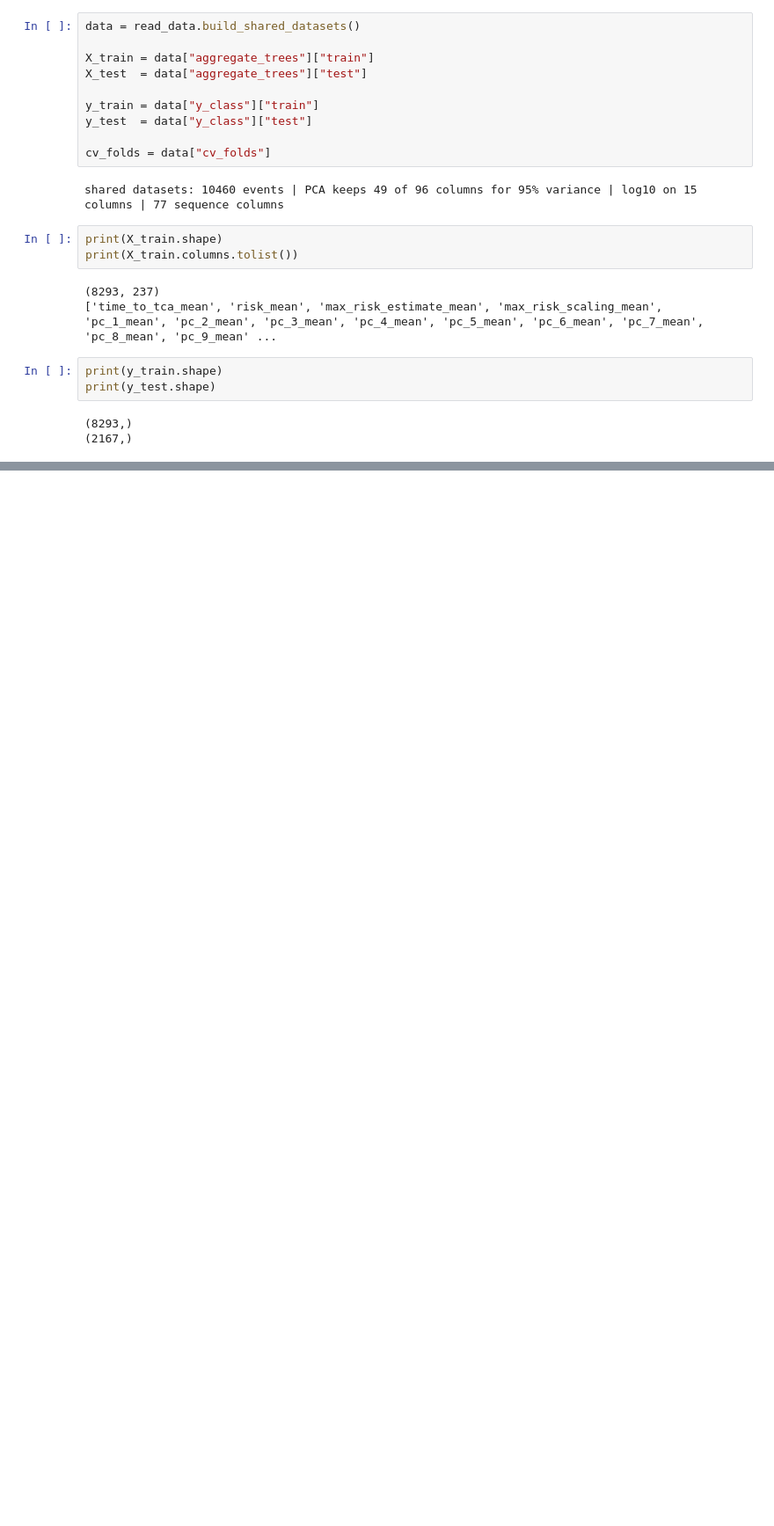
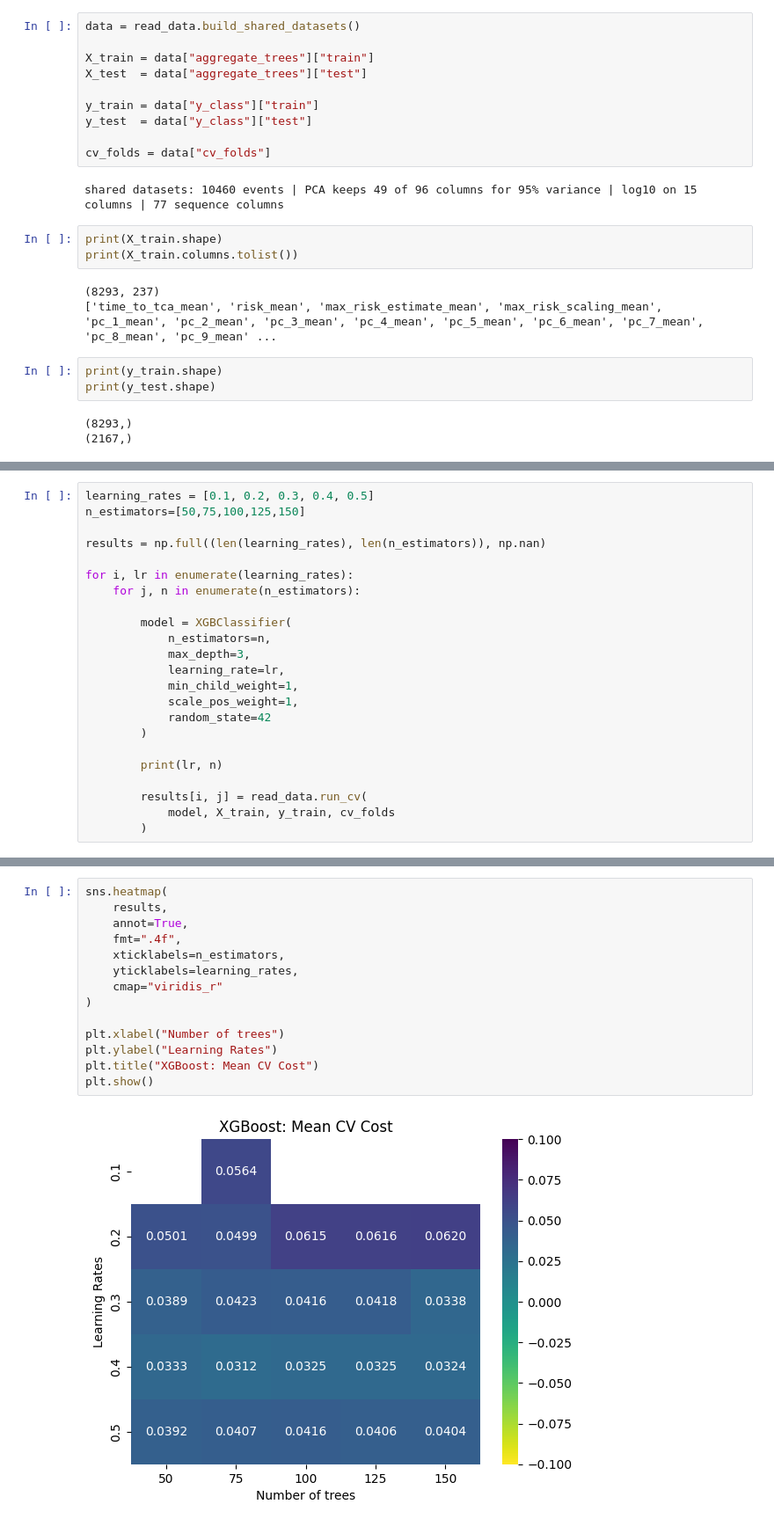
Before and after one commit to kevintannum/FYS-STK3155--Project3--UiO, a Jupyter notebook: code/XGBoost_reboot.ipynb, the cells around one changed output, grey strips where cells are left out. Shown at 88% size. Drawn from its saved outputs; the diff is of its cells as text; blank space fills up the shorter version.

```diff
--- a/code/XGBoost_reboot.ipynb
+++ b/code/XGBoost_reboot.ipynb
@@ -107,0 +87,23 @@ Fold 4: Cost = 0.02857
+# %%
+learning_rates = [0.1, 0.2, 0.3, 0.4, 0.5]
+n_estimators=[50,75,100,125,150]
+
+results = np.full((len(learning_rates), len(n_estimators)), np.nan)
+
+for i, lr in enumerate(learning_rates):
+    for j, n in enumerate(n_estimators):
+
+        model = XGBClassifier(
+            n_estimators=n,
+            max_depth=3,
+            learning_rate=lr,
+            min_child_weight=1,
+            scale_pos_weight=1,
+            random_state=42
+        )
+
+        print(lr, n)
+
+        results[i, j] = read_data.run_cv(
+            model, X_train, y_train, cv_folds
+        )
@@ -107,0 +128,16 @@ Fold 4: Cost = 0.02857
+# %%
+sns.heatmap(
+    results,
+    annot=True,
+    fmt=".4f",
+    xticklabels=n_estimators,
+    yticklabels=learning_rates,
+    cmap="viridis_r"
+)
+
+plt.xlabel("Number of trees")
+plt.ylabel("Learning Rates")
+plt.title("XGBoost: Mean CV Cost")
+plt.show()
+# %% [output]
+[figure, added]
```
Also changed, not shown: parts of 16 cells of this notebook.
